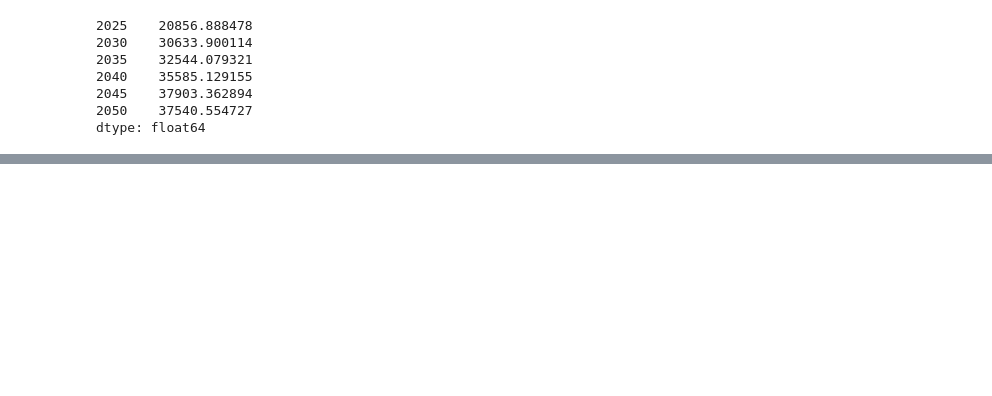
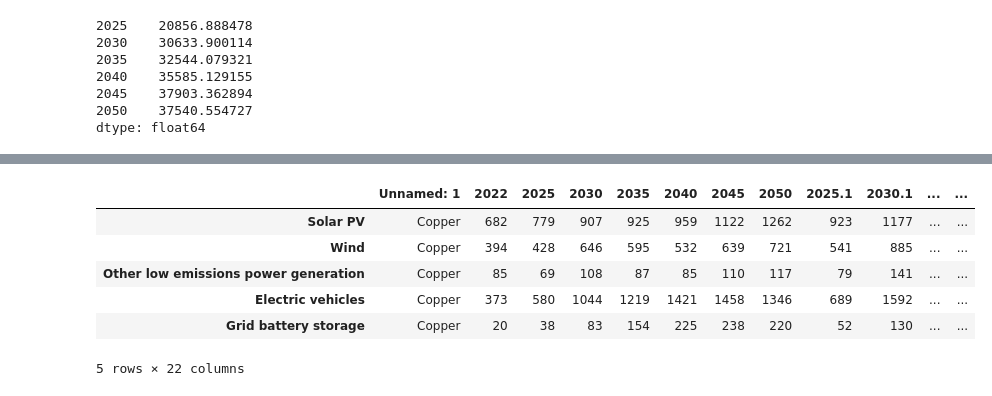
Before and after one commit to andrewbowen19/storiesDATA608, a Jupyter notebook: _build/jupyter_execute/story7.ipynb, the cells around one changed output, grey strips where cells are left out. Saved outputs shown, nothing was run; the diff lists cells and outputs as text; code cells hidden in the pictures; blank space fills up the shorter version.

```diff
--- a/_build/jupyter_execute/story7.ipynb
+++ b/_build/jupyter_execute/story7.ipynb
@@ -195,0 +183,13 @@ plt.legend(title="Projected CLean Tech Mineral Demand for...")
+# %%
+key_mineral_demand = pd.read_csv("./data/key-mineral-demand.csv", header=[1], index_col=[0])
+key_mineral_demand['mineral'] = key_mineral_demand['Unnamed: 1']
+key_mineral_demand['clean_tech'] = key_mineral_demand.index.values
+key_mineral_demand.head()
+# %% [output]
+|  | Unnamed: 1 | 2022 | 2025 | 2030 | 2035 | 2040 | 2045 | 2050 | 2025.1 | 2030.1 | ... | ... |
+| Solar PV | Copper | 682 | 779 | 907 | 925 | 959 | 1122 | 1262 | 923 | 1177 | ... | ... |
+| Wind | Copper | 394 | 428 | 646 | 595 | 532 | 639 | 721 | 541 | 885 | ... | ... |
+| Other low emissions power generation | Copper | 85 | 69 | 108 | 87 | 85 | 110 | 117 | 79 | 141 | ... | ... |
+| Electric vehicles | Copper | 373 | 580 | 1044 | 1219 | 1421 | 1458 | 1346 | 689 | 1592 | ... | ... |
+| Grid battery storage | Copper | 20 | 38 | 83 | 154 | 225 | 238 | 220 | 52 | 130 | ... | ... |
+5 rows × 22 columns
```
Also changed, not shown: parts of 10 cells of this notebook, 11 other files.
